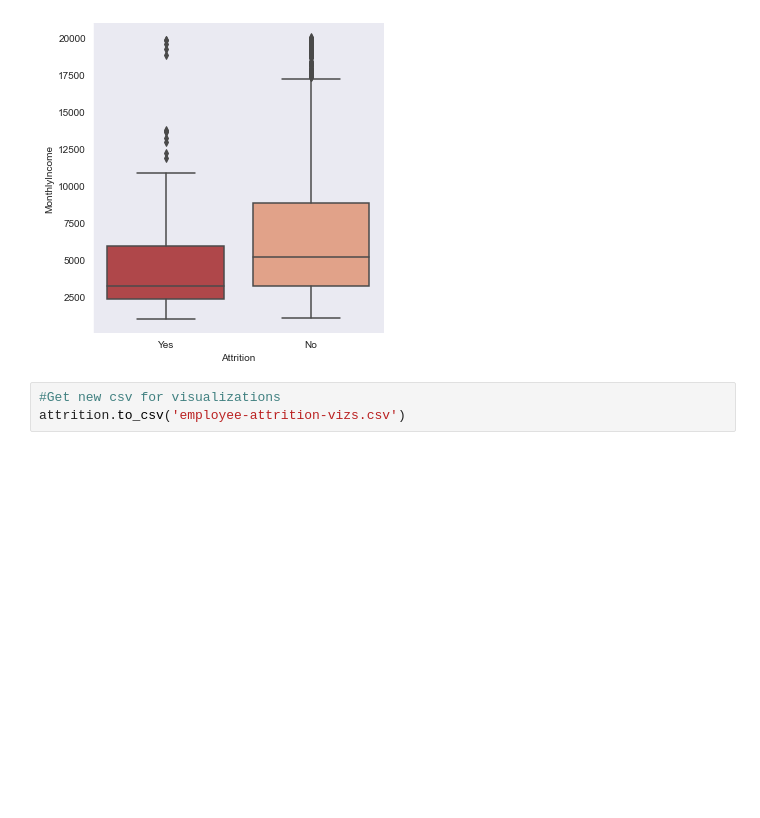
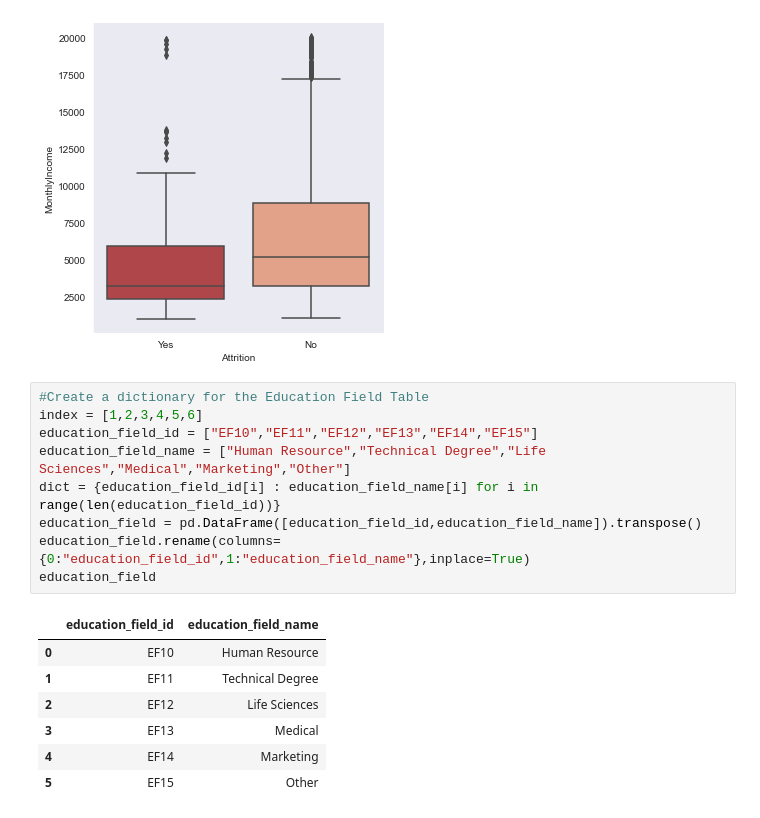
Before and after one commit to spencerbbrian/portfolio, a Jupyter notebook: employee attrition/employee-attrition-eda.ipynb, the cells around one changed output. Drawn from its saved outputs; the diff is of its cells as text; blank space fills up the shorter version.

Commit message:
employee attrition eda complete

```diff
--- a/employee attrition/employee-attrition-eda.ipynb
+++ b/employee attrition/employee-attrition-eda.ipynb
@@ -114,6 +114,20 @@ sns.catplot(x="Attrition",y="MonthlyIncome",data=attrition,kind="box")
 plt.show()
 # %% [output]
 [figure]
-# %%
-#Get new csv for visualizations
-attrition.to_csv('employee-attrition-vizs.csv')
+# %%
+#Create a dictionary for the Education Field Table
+index = [1,2,3,4,5,6]
+education_field_id = ["EF10","EF11","EF12","EF13","EF14","EF15"]
+education_field_name = ["Human Resource","Technical Degree","Life Sciences","Medical","Marketing","Other"]
+dict = {education_field_id[i] : education_field_name[i] for i in range(len(education_field_id))}
+education_field = pd.DataFrame([education_field_id,education_field_name]).transpose()
+education_field.rename(columns={0:"education_field_id",1:"education_field_name"},inplace=True)
+education_field
+# %% [output]
+|  | education_field_id | education_field_name |
+| 0 | EF10 | Human Resource |
+| 1 | EF11 | Technical Degree |
+| 2 | EF12 | Life Sciences |
+| 3 | EF13 | Medical |
+| 4 | EF14 | Marketing |
+| 5 | EF15 | Other |
```
Also changed, not shown: parts of 2 cells of this notebook, 1 other file.
